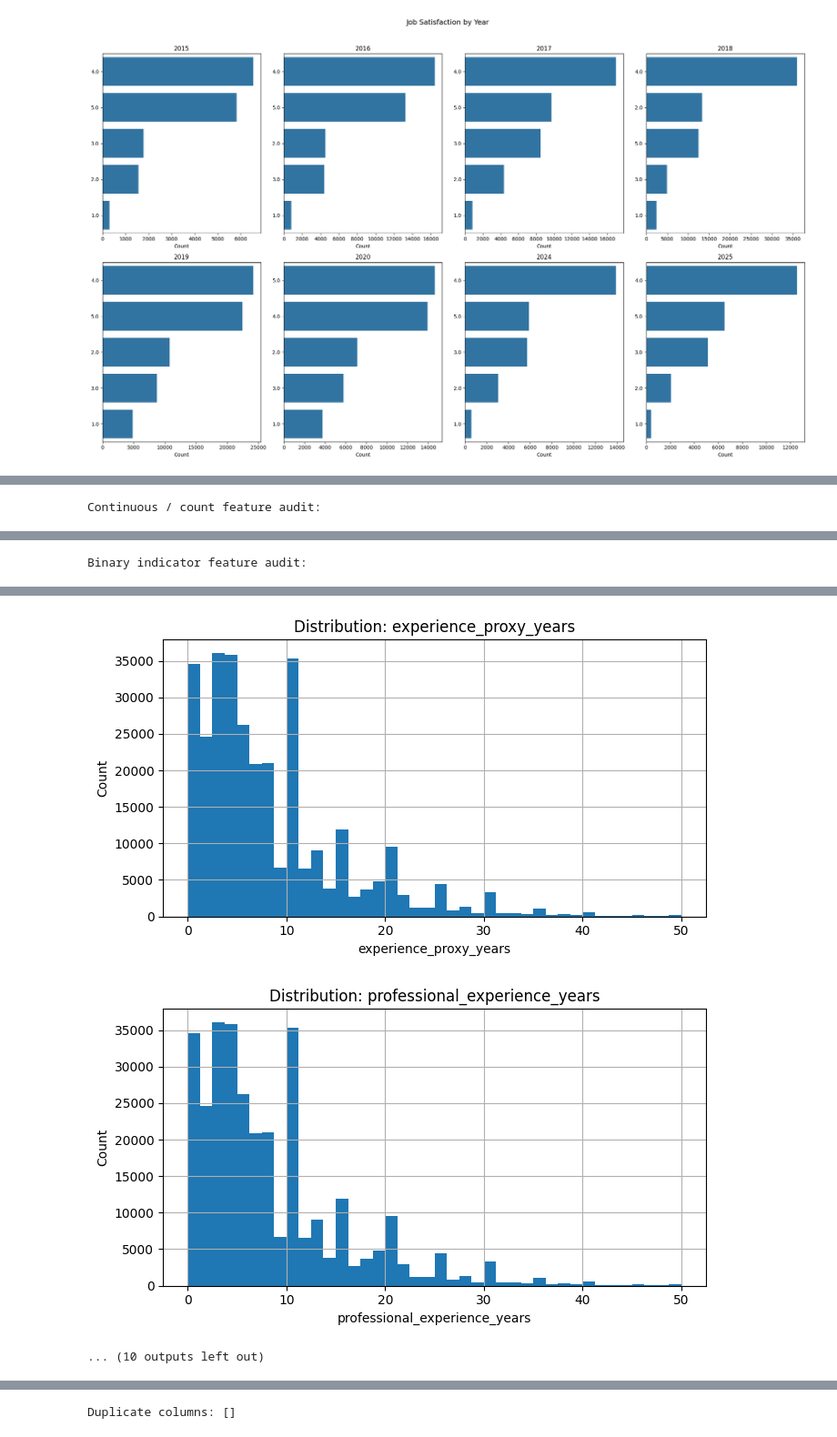
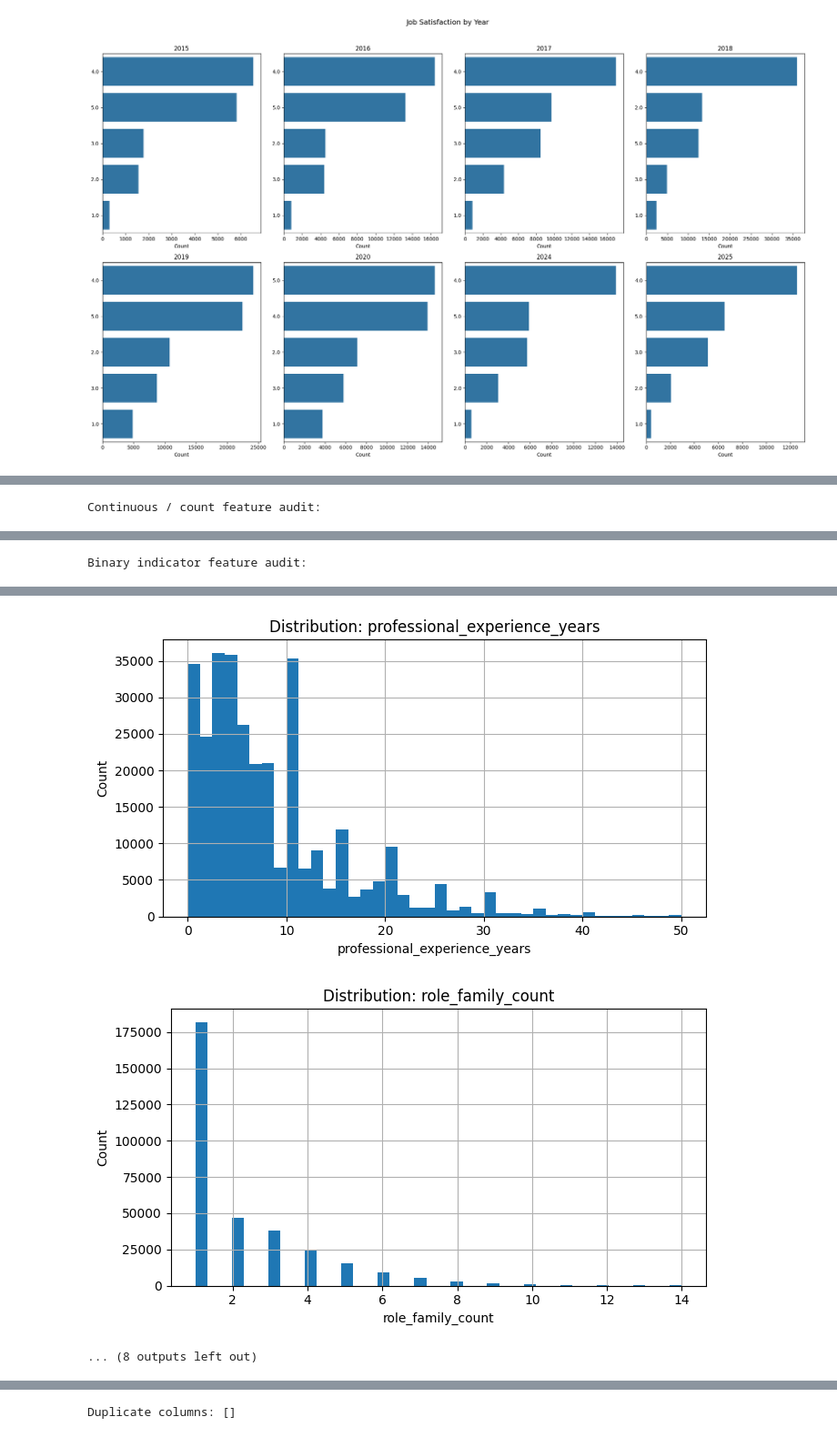
Before and after one commit to Jdrice72901/DSBA-6211-Stack-overflow-Survey-Analysis, a Jupyter notebook: notebooks/modeling_sat_2.ipynb, the cells around one changed output, grey strips where cells are left out. Shown at 91% size. Saved outputs shown, nothing was run; the diff lists cells and outputs as text; code cells hidden in the pictures.

Commit message:
Refactored cleaning pipeline to keep shared output lean and surface specific features in modeling steps

```diff
--- a/notebooks/modeling_sat_2.ipynb
+++ b/notebooks/modeling_sat_2.ipynb
@@ -11,5 +23,17 @@ from scipy.stats import chi2_contingency
 # %%
 df = pd.read_parquet("../data/derived/clean_core.parquet")
+
+df['employment_group'] = df['employment_primary']
+df['is_employed'] = df['is_paid_worker'].fillna(False).astype(bool)
+df['age_group'] = pd.cut(
+    pd.to_numeric(df['age_mid'], errors='coerce'),
+    bins=[10, 25, 35, 45, 55, 100],
+    labels=['Under 25', '25-34', '35-44', '45-54', '55+'],
+    right=False
+)
+
+df = comp_clean.add_role_family_features(df)
+df = comp_clean.add_log_comp_real(df)
 # %%
 pd.set_option('display.max_rows', None)
 null_pct = df.isnull().mean().mul(100).round(2).reset_index()
@@ -526,7 +527,6 @@ cont_features = [
     'platform_count',
     'log_comp_real_2025',
     'work_exp_clean',
-    'experience_proxy_years',
     'professional_experience_years',
     'role_family_count'
 ]
@@ -637,27 +636,27 @@ Continuous / count feature audit:
 Binary indicator feature audit:
 |  | feature | dtype | missing_pct | mean | sum | value_counts |
 | 0 | is_employed | bool | 0.0 | 0.9912 | 334081 | {True: 334081, False: 2978} |
 | 1 | is_professional | bool | 0.0 | 0.9335 | 314634 | {True: 314634, False: 22425} |
 | 7 | role_full_stack | int64 | 0.0 | 0.4841 | 163175 | {0: 173884, 1: 163175} |
 | 2 | role_back_end | int64 | 0.0 | 0.3598 | 121287 | {0: 215772, 1: 121287} |
 | 6 | role_front_end | int64 | 0.0 | 0.2182 | 73552 | {0: 263507, 1: 73552} |
 | 3 | role_data_ml | int64 | 0.0 | 0.1798 | 60595 | {0: 276464, 1: 60595} |
 | 4 | role_desktop_enterprise | int64 | 0.0 | 0.1714 | 57786 | {0: 279273, 1: 57786} |
 | 9 | role_mobile | int64 | 0.0 | 0.1487 | 50104 | {0: 286955, 1: 50104} |
 | 5 | role_devops_cloud | int64 | 0.0 | 0.1398 | 47115 | {0: 289944, 1: 47115} |
 | 12 | role_student_academic | int64 | 0.0 | 0.0752 | 25361 | {0: 311698, 1: 25361} |
 | 8 | role_management | int64 | 0.0 | 0.0666 | 22459 | {0: 314600, 1: 22459} |
 | 11 | role_qa_testing | int64 | 0.0 | 0.0491 | 16542 | {0: 320517, 1: 16542} |
 | 10 | role_other | int64 | 0.0 | 0.0426 | 14366 | {0: 322693, 1: 14366} |
 [figure]
 [figure]
 [figure]
 [figure]
 [figure]
 [figure]
-[figure, old version]
+[figure, new version]
-[figure, old version]
+[figure, new version]
-... (10 outputs left out)
+... (8 outputs left out)
 # %%
 #clipping outliers
 
```
Also changed, not shown: parts of 29 cells of this notebook, 15 other files.
